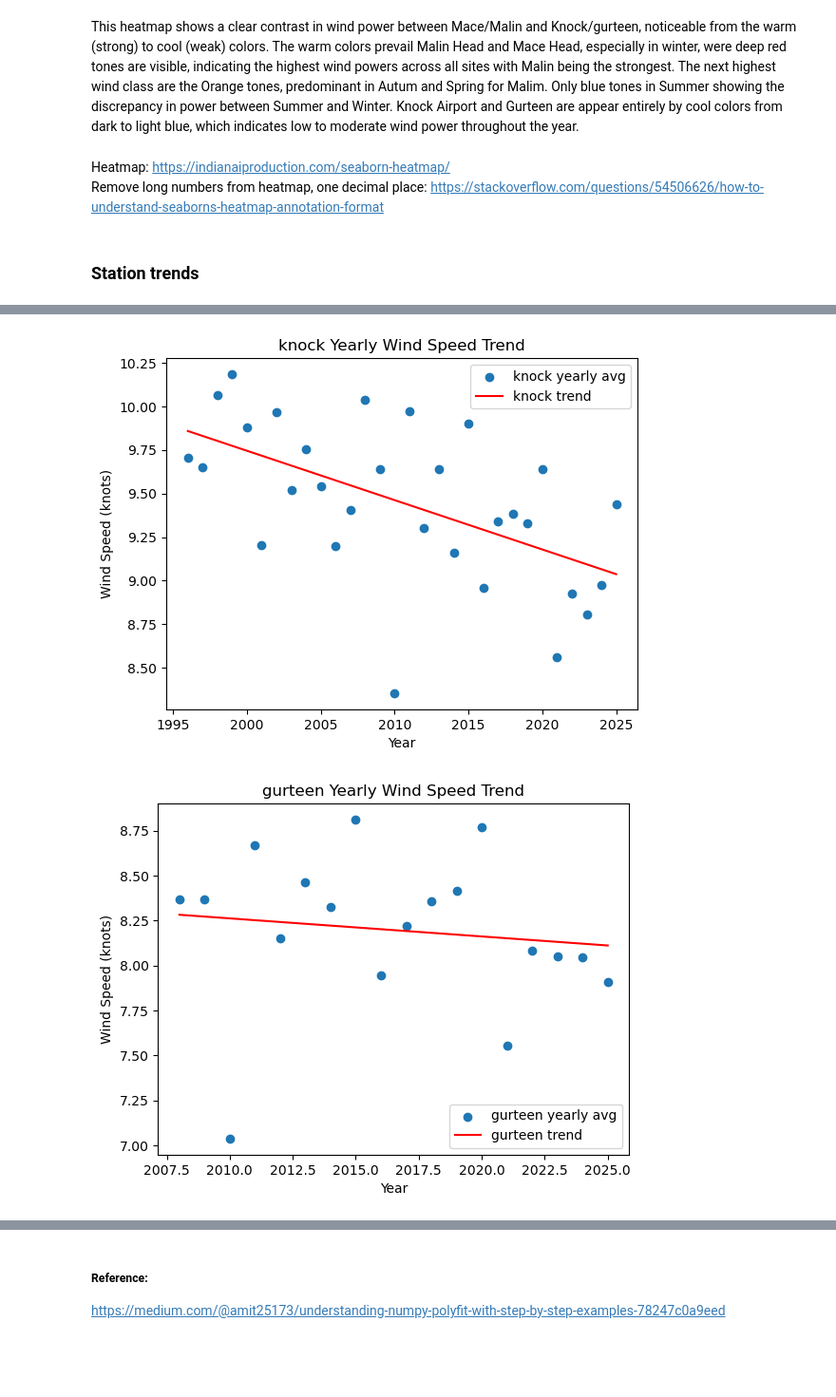
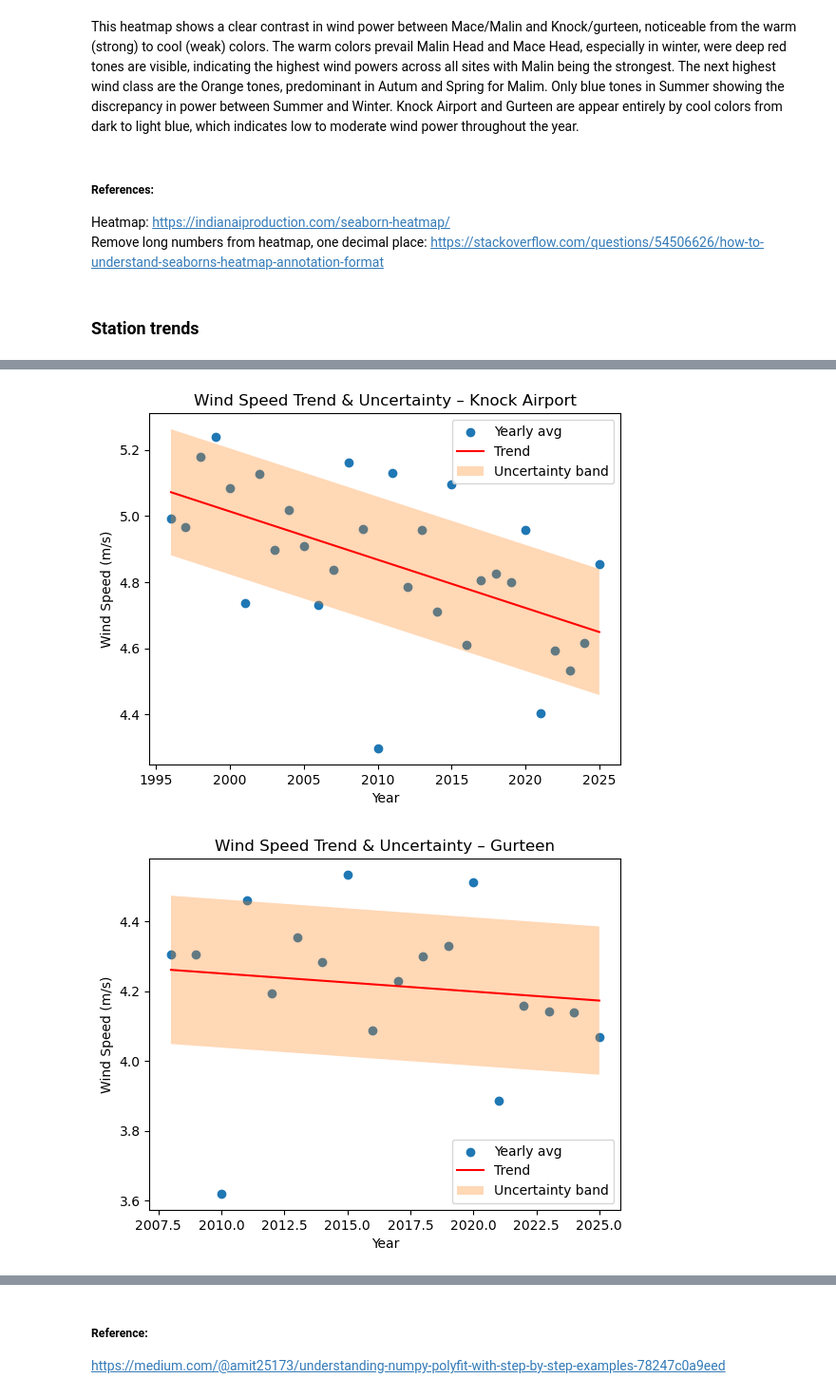
Before and after one commit to vanelyraa/programming-for-data-analytics, a Jupyter notebook: project/project.ipynb, the cells around one changed output, grey strips where cells are left out. Shown at 95% size. Cells and saved outputs as stored; diff of their text form; code cells hidden in the pictures; blank space fills up the shorter version.

```diff
--- a/project/project.ipynb
+++ b/project/project.ipynb
@@ -764,6 +774,7 @@ plt.show()
 This heatmap shows a clear contrast in wind power between Mace/Malin and Knock/gurteen, noticeable  from the warm (strong) to cool (weak) colors. The warm colors prevail Malin Head and Mace Head, especially in winter, were deep red tones are visible, indicating the highest wind powers across all sites with Malin being the strongest. The next highest wind class are the Orange tones, predominant in Autum and Spring for Malim. Only blue tones in Summer showing the discrepancy in power between Summer and Winter.
 Knock Airport and Gurteen are appear entirely by cool colors from dark to light blue, which indicates low to moderate wind power throughout the year.
 # %% [markdown]
+##### References:
 Heatmap: https://indianaiproduction.com/seaborn-heatmap/
 Remove long numbers from heatmap, one decimal place: https://stackoverflow.com/questions/54506626/how-to-understand-seaborns-heatmap-annotation-format
 # %% [markdown]
@@ -775,21 +786,26 @@ for i in range(len(all_stations)): #Loop throught the length of the data, number
     label = labels[i] # Same as above but with labels
 
     # Grouping data and windspeed and calculating men windspeed per month
-    yearly_mean = df_weather[station].groupby(df_weather[station]["date"].dt.year)["wdsp"].mean()
+    yearly_mean = df_weather[station].groupby(df_weather[station]["date"].dt.year)["ms_wdsp"].mean().dropna()
 
     x = yearly_mean.index.values
     y = yearly_mean.values
 
     coeffs = np.polyfit(x, y, 1)
     trend = coeffs[0]
-    #print(f"{station}: trend = {trend:.3f} knots/year")
 
     y_fit = np.polyval(coeffs, x)
-    plt.scatter(x, y, label=f"{station} yearly avg")
-    plt.plot(x,y_fit, color= "red", label=f"{station} trend")
-    plt.title(f"{station} Yearly Wind Speed Trend")
+
+    residuals = y - y_fit
+    sigma = residuals.std()
+
+    plt.scatter(x, y, label=f"Yearly avg")
+    plt.plot(x, y_fit,color= "red",label="Trend")
+    plt.fill_between(x, y_fit - sigma, y_fit + sigma, alpha=0.3,label="Uncertainty band")
+
+    plt.title(f"Wind Speed Trend & Uncertainty – {label}")
     plt.xlabel("Year")
-    plt.ylabel("Wind Speed (knots)")
+    plt.ylabel("Wind Speed (m/s)")
     plt.legend()
     plt.show()
 # %% [output]
@@ -798,2 +814,2 @@ for i in range(len(all_stations)): #Loop throught the length of the data, number
-[figure, old version]
+[figure, new version]
-[figure, old version]
+[figure, new version]
```
Also changed, not shown: parts of 20 cells of this notebook.
